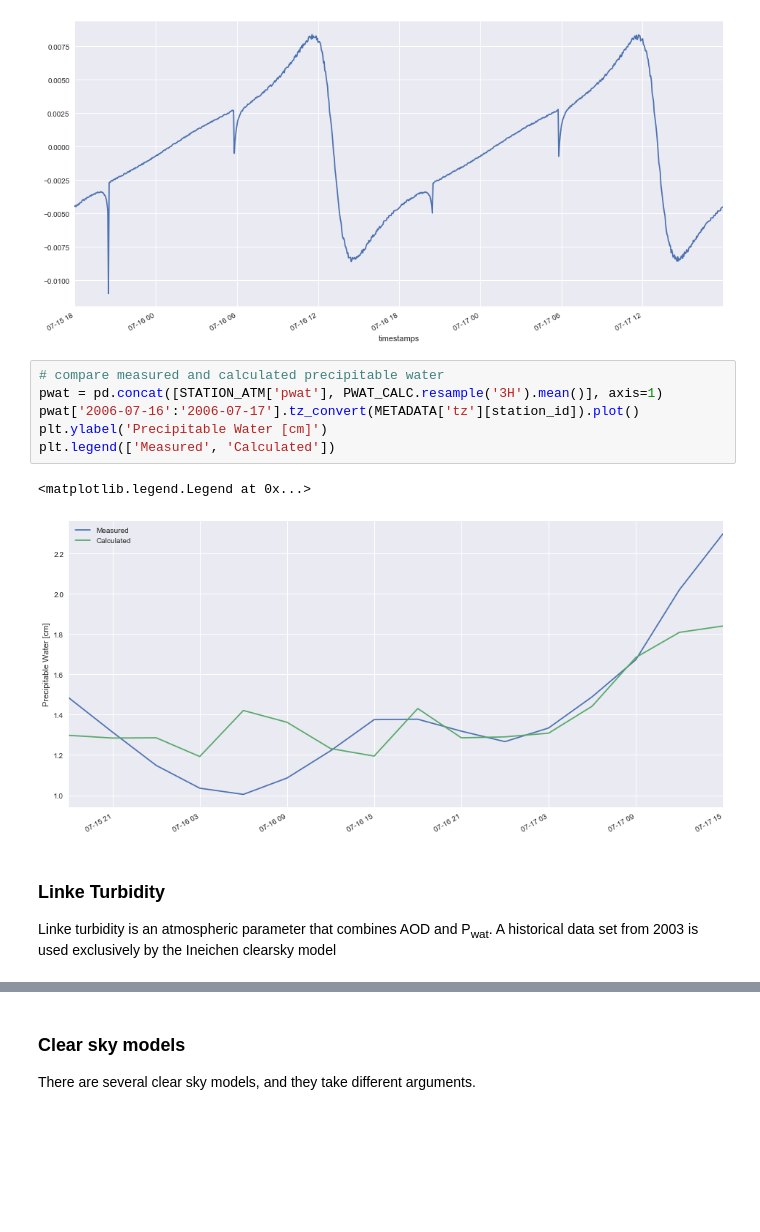
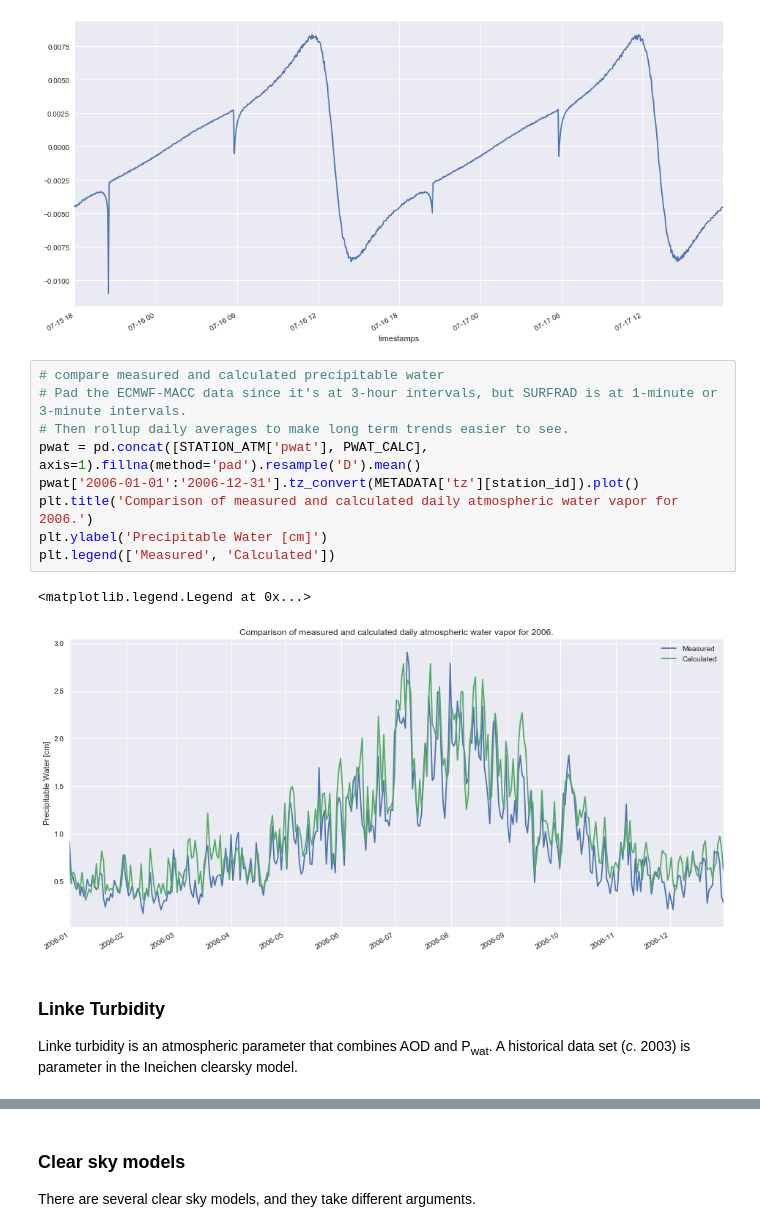
Before and after one commit to mikofski/pvsc44-clearsky-aod, a Jupyter notebook: PVSC-Clearsky-AOD.ipynb, the cells around one changed output, grey strips where cells are left out. Cells and saved outputs as stored; diff of their text form; blank space fills up the shorter version.

Commit message:
concatentate all parameters so they're the same size

```diff
--- a/PVSC-Clearsky-AOD.ipynb
+++ b/PVSC-Clearsky-AOD.ipynb
@@ -140,13 +146,16 @@ plt.ylabel('solar position $[\deg]$')
 [figure]
 # %%
 # compare measured and calculated precipitable water
-pwat = pd.concat([STATION_ATM['pwat'], PWAT_CALC.resample('3H').mean()], axis=1)
-pwat['2006-07-16':'2006-07-17'].tz_convert(METADATA['tz'][station_id]).plot()
+# Pad the ECMWF-MACC data since it's at 3-hour intervals, but SURFRAD is at 1-minute or 3-minute intervals.
+# Then rollup daily averages to make long term trends easier to see.
+pwat = pd.concat([STATION_ATM['pwat'], PWAT_CALC], axis=1).fillna(method='pad').resample('D').mean()
+pwat['2006-01-01':'2006-12-31'].tz_convert(METADATA['tz'][station_id]).plot()
+plt.title('Comparison of measured and calculated daily atmospheric water vapor for 2006.')
 plt.ylabel('Precipitable Water [cm]')
 plt.legend(['Measured', 'Calculated'])
 # %% [output]
 <matplotlib.legend.Legend at 0x...>
-[figure, old version]
+[figure, new version]
 # %% [markdown]
 ### Linke Turbidity
-Linke turbidity is an atmospheric parameter that combines AOD and P<sub>wat</sub>. A historical data set from 2003 is used exclusively by the Ineichen clearsky model
+Linke turbidity is an atmospheric parameter that combines AOD and P<sub>wat</sub>. A historical data set (_c_. 2003) is parameter in the Ineichen clearsky model.
```
Also changed, not shown: parts of 16 cells of this notebook.
